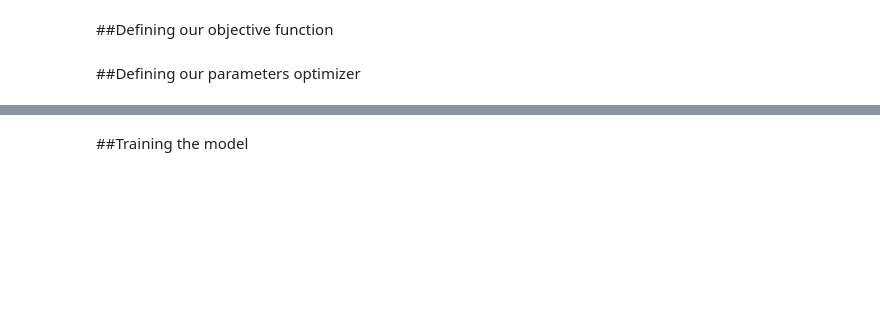
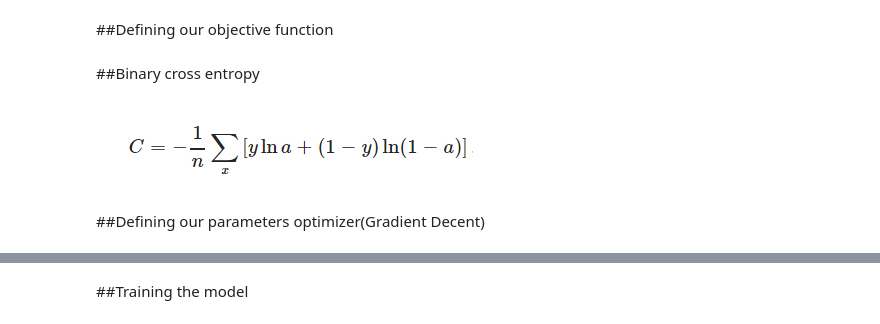
Before and after one commit to braindotai/Deep-Learning-Scratch-Arena, a Jupyter notebook: 01. Intro To Deep Learning/02. Logistic Regression - MXNet.ipynb, the cells around one changed output, grey strips where cells are left out. Drawn from its saved outputs; the diff is of its cells as text; code cells hidden in the pictures; blank space fills up the shorter version.

```diff
--- a/01. Intro To Deep Learning/02. Logistic Regression - MXNet.ipynb
+++ b/01. Intro To Deep Learning/02. Logistic Regression - MXNet.ipynb
@@ -108,8 +128,14 @@ def logisticregression(inputs):
     return sigmoid(nd.dot(inputs, weight) + bias)
 # %% [markdown]
 ##Defining our objective function
+# %% [markdown]
+##Binary cross entropy
+# %%
+Image("http://i.imgur.com/Rjvy4vp.jpg")
+# %% [output]
+[figure, added]
 # %%
 def binarycrossentropy(predictions, labels):
     return -nd.mean((labels * nd.log(predictions)) +((1 - labels) * nd.log(1 - predictions)))
 # %% [markdown]
-##Defining our parameters optimizer
+##Defining our parameters optimizer(Gradient Decent)
```
Also changed, not shown: parts of 19 cells of this notebook.
